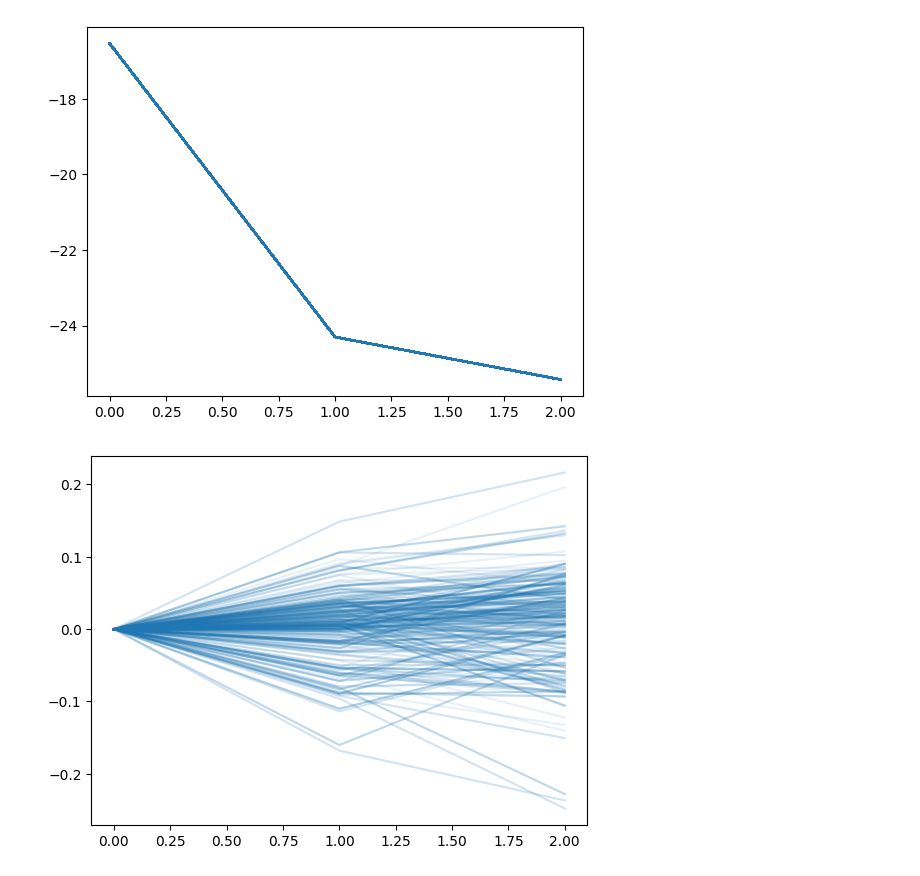
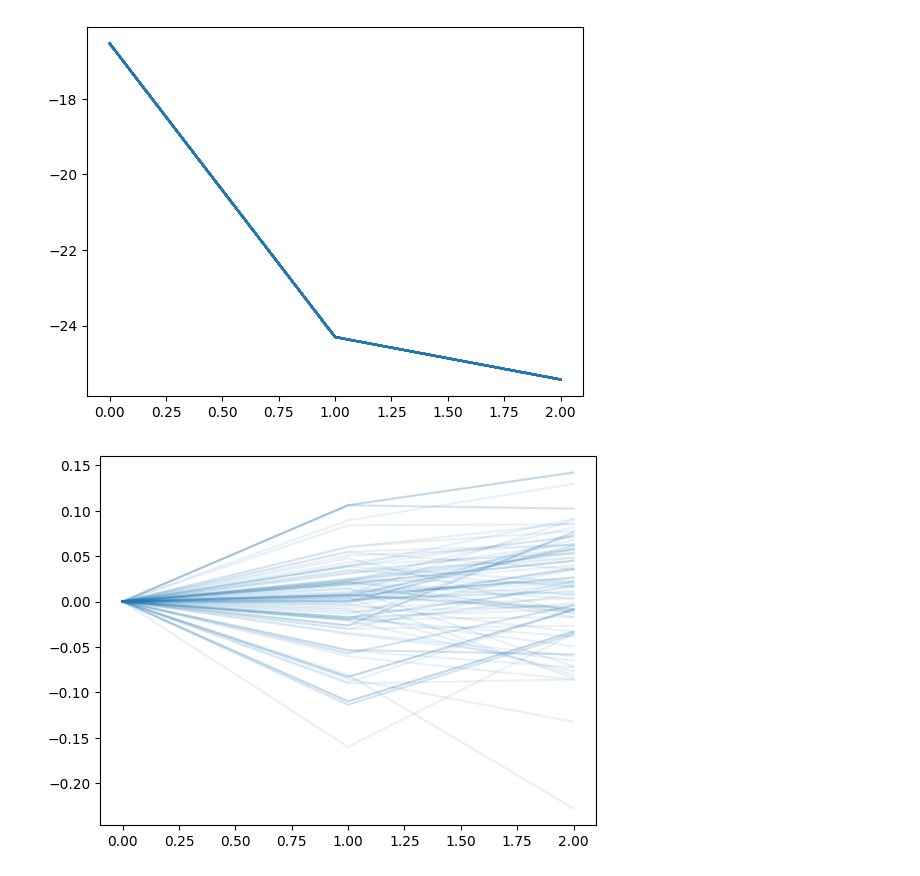
Before and after one commit to levi0206/Signature-GAN, a Jupyter notebook: wgan.ipynb, the cells around one changed output. Drawn from its saved outputs; the diff is of its cells as text; code cells hidden in the pictures.

```diff
--- a/wgan.ipynb
+++ b/wgan.ipynb
@@ -257,12 +257,12 @@ with torch.no_grad():
     x_fake = G(1024, data_config['window_size'], wgan_config['device'])
 
 for i in range(x_real_dim):
-    plt.plot(to_numpy(x_fake[:400, :, i]).T, 'C%s' % i, alpha=0.1)
+    plt.plot(to_numpy(x_fake[:100, :, i]).T, 'C%s' % i, alpha=0.1)
 # %% [output]
 [figure]
 # %%
 for i in range(x_real_dim):
-        random_indices = torch.randint(0, x_real_rolled.shape[0], (400,))
+        random_indices = torch.randint(0, x_real_rolled.shape[0], (100,))
         plt.plot(to_numpy(x_real_rolled[random_indices, :, i]).T, 'C%s' % i, alpha=0.1)
 # %% [output]
-[figure, old version]
+[figure, new version]
```
Also changed, not shown: parts of 2 cells of this notebook.
